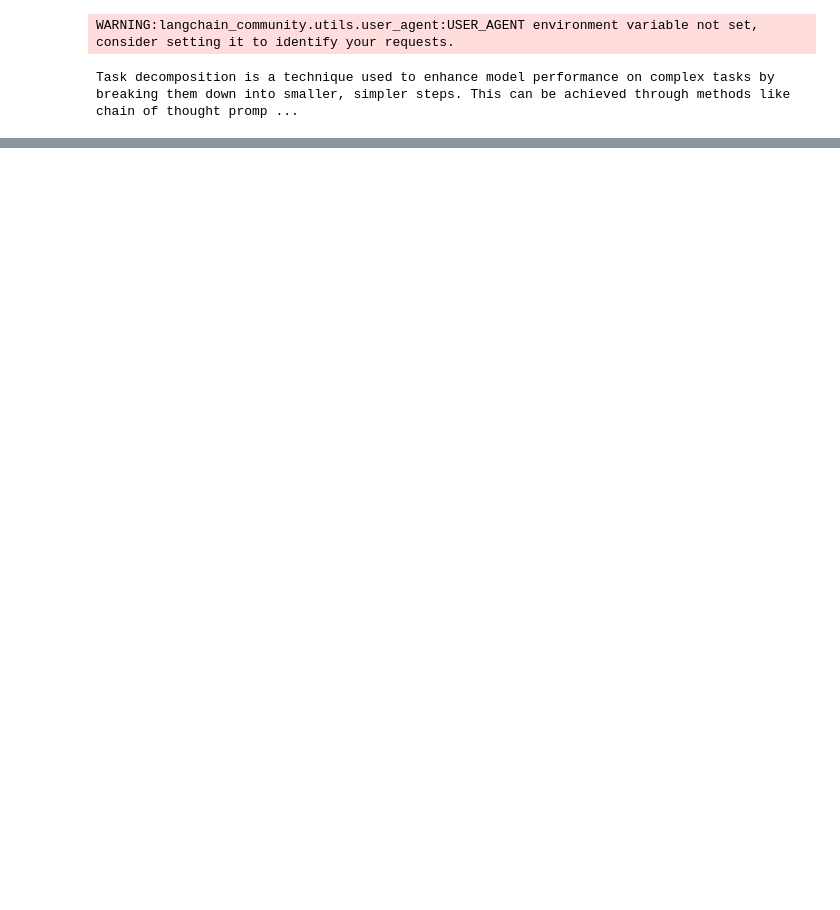
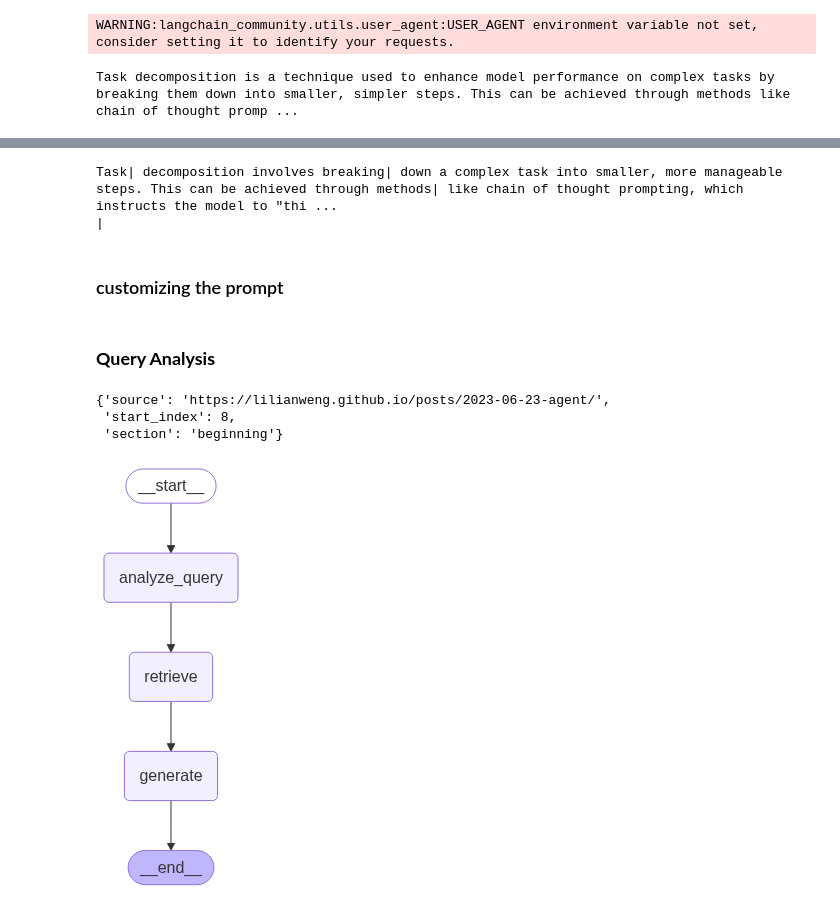
Before and after one commit to jaemin-song876/RAG_Project, a Jupyter notebook: RAG_1.ipynb, the cells around one changed output, grey strips where cells are left out. Cells and saved outputs as stored; diff of their text form; code cells hidden in the pictures; blank space fills up the shorter version.

```diff
--- a/RAG_1.ipynb
+++ b/RAG_1.ipynb
@@ -135,0 +259,11 @@ Task decomposition is a technique used to enhance model performance on complex t
+# %%
+#check which message did the model delivered
+for message, metadata in graph.stream(
+    {"question": "What is Task Decomposition?"}, stream_mode="messages"
+):
+    print(message.content, end="|")
+# %% [output]
+Task| decomposition involves breaking| down a complex task into smaller, more manageable steps. This can be achieved through methods| like chain of thought prompting, which instructs the model to "thi ...
+|
+# %% [markdown]
+### customizing the prompt
@@ -135,0 +284,21 @@ Task decomposition is a technique used to enhance model performance on complex t
+# %% [markdown]
+### **Query Analysis**
+# %%
+#optimize search queries
+total_documents = len(all_splits)
+third = total_documents // 3
+
+for i, document in enumerate(all_splits):
+    if i < third:
+        document.metadata["section"] = "beginning"
+    elif i < 2 * third:
+        document.metadata["section"] = "middle"
+    else:
+        document.metadata["section"] = "end"
+
+
+all_splits[0].metadata
+# %% [output]
+{'source': 'https://lilianweng.github.io/posts/2023-06-23-agent/',
+ 'start_index': 8,
+ 'section': 'beginning'}
@@ -135,0 +327,47 @@ Task decomposition is a technique used to enhance model performance on complex t
+# %%
+#add 'Query Anaysis' to the original RAG pipeline
+class State(TypedDict):
+    question: str
+    # highlight-next-line
+    query: Search
+    context: List[Document]
+    answer: str
+
+
+# highlight-next-line
+def analyze_query(state: State):
+    # highlight-next-line
+    structured_llm = llm.with_structured_output(Search)
+    # highlight-next-line
+    query = structured_llm.invoke(state["question"])
+    # highlight-next-line
+    return {"query": query}
+
+
+def retrieve(state: State):
+    # highlight-start
+    query = state["query"]
+    retrieved_docs = vector_store.similarity_search(
+        query["query"],
+        filter=lambda doc: doc.metadata.get("section") == query["section"],
+    )
+    # highlight-end
+    return {"context": retrieved_docs}
+
+
+def generate(state: State):
+    docs_content = "\n\n".join(doc.page_content for doc in state["context"])
+    messages = prompt.invoke({"question": state["question"], "context": docs_content})
+    response = llm.invoke(messages)
+    return {"answer": response.content}
+
+
+# highlight-start
+graph_builder = StateGraph(State).add_sequence([analyze_query, retrieve, generate])
+graph_builder.add_edge(START, "analyze_query")
+# highlight-end
+graph = graph_builder.compile()
+# %%
+display(Image(graph.get_graph().draw_mermaid_png()))
+# %% [output]
+[figure, added]
```
Also changed, not shown: parts of 27 cells of this notebook, 1 other file.
